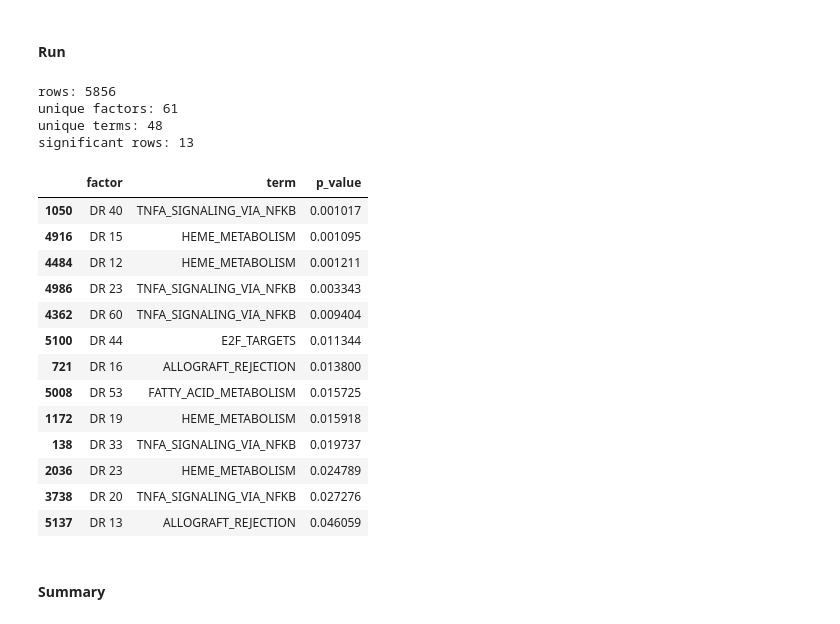
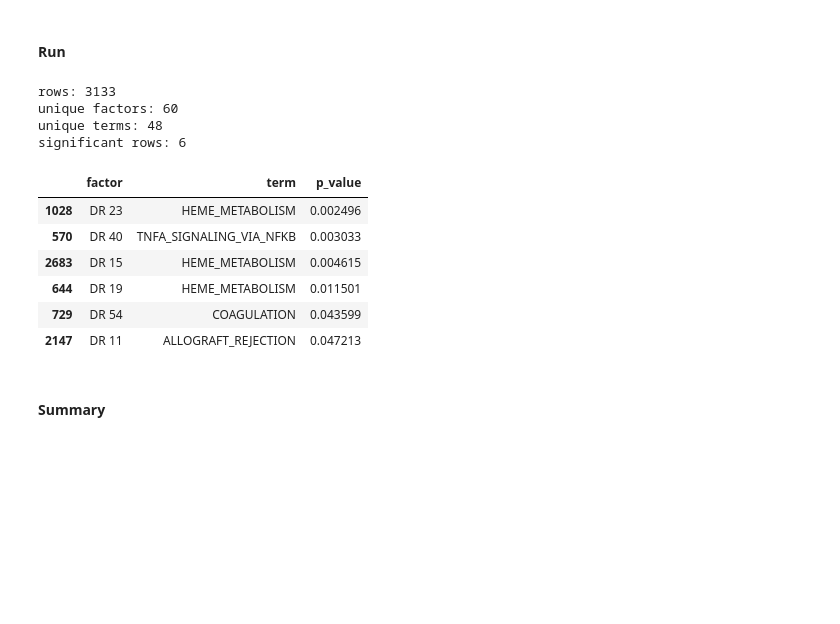
Before and after one commit to clarasoekler/DRVI_tutorials, a Jupyter notebook: identification_of_factors.ipynb, the cells around one changed output. Drawn from its saved outputs; the diff is of its cells as text; code cells hidden in the pictures; blank space fills up the shorter version.

```diff
--- a/identification_of_factors.ipynb
+++ b/identification_of_factors.ipynb
@@ -869,10 +870,18 @@ gseapy DB: MSigDB_Hallmark_2020 | gene sets: 50
 # %% [markdown]
 #### Run Gseapy Prerank Loop
 # %%
+# GSEApy Prerank: permutation-based GSEA.
+# Input:  ranked gene list per factor (same as BlitzGSEA).
+# Method: Classic Kolmogorov-Smirnov-like running-sum statistic with a permutation-based null model (GSEAPY_PERMUTATIONS shuffles) to estimate significance.
+# Output per gene set: NES (Normalized Enrichment Score), FDR (q-value).
 gseapy_rows = []
 for factor_dir, s in ranked_inputs.items():
     rnk = s.reset_index()
     rnk.columns = ["gene", "score"]
+    # Skip factors where all scores are identical (causes PanicException in gseapy)
+    scores = rnk["score"].dropna()
+    if scores.nunique() < 2:
+        continue
     try:
         pre_res = gp.prerank(
             rnk=rnk,
@@ -1135,15 +1085,22 @@ net = net[cols].dropna().drop_duplicates().reset_index(drop=True)
 # %% [markdown]
 #### Runner
 # %%
+#Footprint-based enrichment via decoupler.
+# Input:  factors x genes score matrix (transposed from build_inputs output).
+# Methods (configurable via DC_METHODS):
+        #- ULM (Univariate Linear Model): fits y ~ x per gene set, t-statistic as score.
+        #- MLM (Multivariate Linear Model): fits y ~ X for all targets simultaneously.
+       # - z-score: mean z-score of gene set members.
+#When DC_USE_CONSENSUS=True and multiple methods are selected, consensus p-values are computed (Stouffer's method across methods).
+# Output: long-format DataFrame with columns [factor, term, p_value, direction].
 def run_decouple(df_factors_by_genes: pd.DataFrame, direction: str) -> pd.DataFrame:
     mat = df_factors_by_genes.copy()
-
-    # Gene müssen in den SPALTEN sein -> deshalb columns reindexen
     mat.columns = mat.columns.astype(str).str.strip()
     if GENE_CASE == "upper":
         mat.columns = mat.columns.str.upper()
 
     mat = mat.reindex(columns=ALL_GENES, fill_value=0.0)
+    mat = mat.replace([np.inf, -np.inf], np.nan).fillna(0.0)
 
     net_use = net.copy()
     net_use["target"] = net_use["target"].astype(str).str.strip()
@@ -1158,7 +1115,6 @@ def run_decouple(df_factors_by_genes: pd.DataFrame, direction: str) -> pd.DataFr
         tmin=DC_TMIN,
         verbose=False,
     )
-
     if DC_USE_CONSENSUS and len(DC_METHODS) > 1:
         _, pvals = dc.mt.consensus(res)
     else:
@@ -1174,41 +1130,31 @@ def run_decouple(df_factors_by_genes: pd.DataFrame, direction: str) -> pd.DataFr
 # %% [markdown]
 #### Run
 # %%
-if "pos_std" in globals() and "neg_std" in globals():
-    dec_pos = run_decouple(pos_std.T, "pos")
-    dec_neg = run_decouple(neg_std.T, "neg")
-    decoupler_res = pd.concat([dec_pos, dec_neg], ignore_index=True)
-else:
-    decoupler_res = run_decouple(scores_std.T, "all")
-
+dec_pos = run_decouple(pos_std.T, "pos")
+dec_neg = run_decouple(neg_std.T, "neg")
+decoupler_res = pd.concat([dec_pos, dec_neg], ignore_index=True)
 
 print("rows:", len(decoupler_res))
-print("unique factors:", decoupler_res["factor"].astype(str).str.replace(r"_(pos|neg)$","", regex=True).nunique())
+print("unique factors:", strip_factor(decoupler_res["factor"]).nunique())
 print("unique terms:", decoupler_res["term"].nunique())
 print("significant rows:", (decoupler_res["p_value"] < FDR).sum())
 # %% [output]
-rows: 5856
-unique factors: 61
+rows: 3133
+unique factors: 60
 unique terms: 48
-significant rows: 13
+significant rows: 6
 # %%
-sig_dec = decoupler_res.query("p_value < @FDR")[["factor","term","p_value"]]
-display(sig_dec.sort_values("p_value").head(30))
+sig_dec = decoupler_res.query("p_value < @FDR")[["factor", "term", "p_value"]].copy()
+sig_dec = sig_dec.rename(columns={"factor": "Factor"}).merge(annot_map, on="Factor", how="left")
+display(sig_dec.sort_values("p_value"))
 # %% [output]
 |  | factor | term | p_value |
-| 1050 | DR 40 | TNFA_SIGNALING_VIA_NFKB | 0.001017 |
-| 4916 | DR 15 | HEME_METABOLISM | 0.001095 |
-| 4484 | DR 12 | HEME_METABOLISM | 0.001211 |
-| 4986 | DR 23 | TNFA_SIGNALING_VIA_NFKB | 0.003343 |
-| 4362 | DR 60 | TNFA_SIGNALING_VIA_NFKB | 0.009404 |
-| 5100 | DR 44 | E2F_TARGETS | 0.011344 |
-| 721 | DR 16 | ALLOGRAFT_REJECTION | 0.013800 |
-| 5008 | DR 53 | FATTY_ACID_METABOLISM | 0.015725 |
-| 1172 | DR 19 | HEME_METABOLISM | 0.015918 |
-| 138 | DR 33 | TNFA_SIGNALING_VIA_NFKB | 0.019737 |
-| 2036 | DR 23 | HEME_METABOLISM | 0.024789 |
-| 3738 | DR 20 | TNFA_SIGNALING_VIA_NFKB | 0.027276 |
-| 5137 | DR 13 | ALLOGRAFT_REJECTION | 0.046059 |
+| 1028 | DR 23 | HEME_METABOLISM | 0.002496 |
+| 570 | DR 40 | TNFA_SIGNALING_VIA_NFKB | 0.003033 |
+| 2683 | DR 15 | HEME_METABOLISM | 0.004615 |
+| 644 | DR 19 | HEME_METABOLISM | 0.011501 |
+| 729 | DR 54 | COAGULATION | 0.043599 |
+| 2147 | DR 11 | ALLOGRAFT_REJECTION | 0.047213 |
 # %% [markdown]
 #### Summary
 # %%
```
Also changed, not shown: parts of 41 cells of this notebook, 1 other file.
